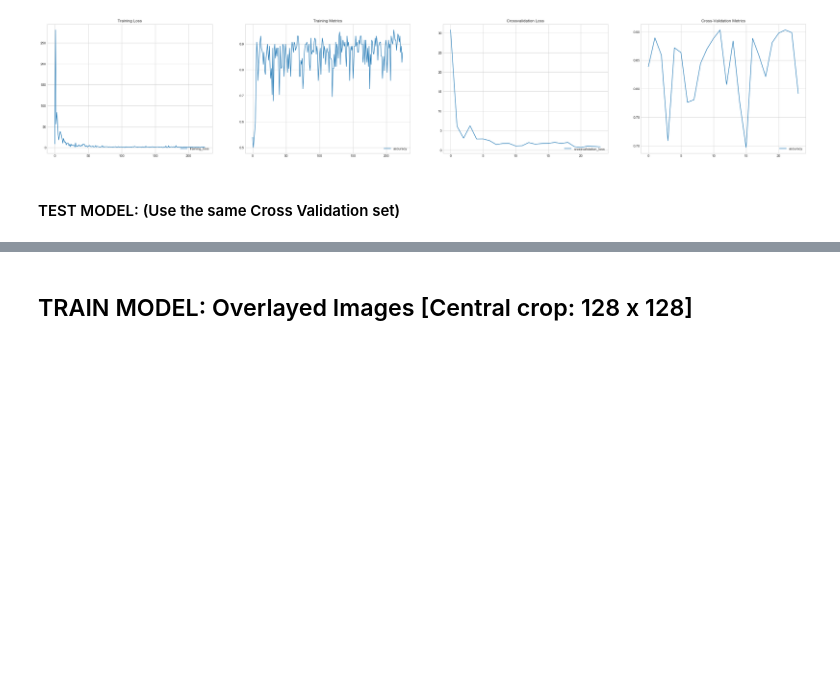
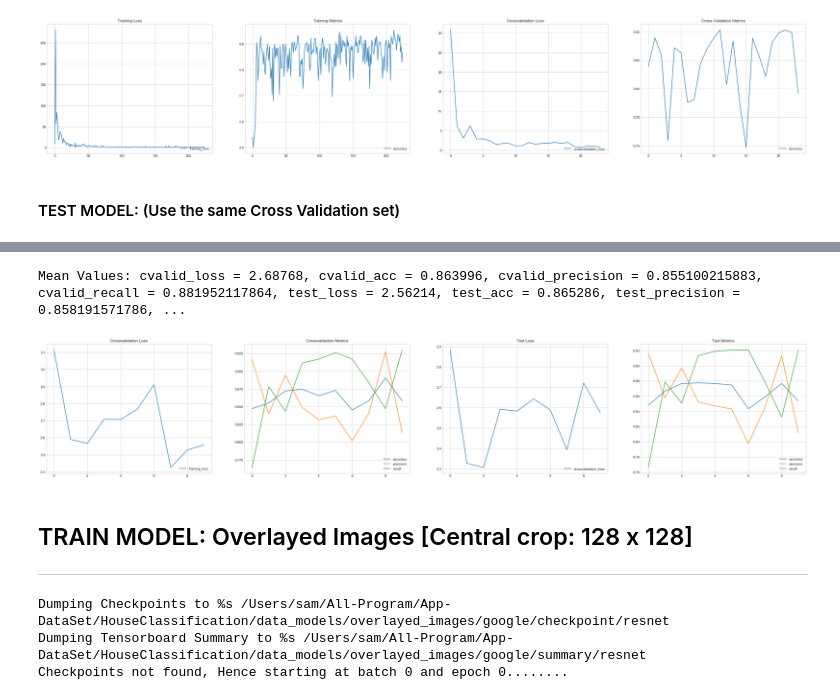
Before and after one commit to Sardhendu/PropertyClassification, a Jupyter notebook: Model_eval.ipynb, the cells around one changed output, grey strips where cells are left out. Saved outputs shown, nothing was run; the diff lists cells and outputs as text; code cells hidden in the pictures; blank space fills up the shorter version.

```diff
--- a/Model_eval.ipynb
+++ b/Model_eval.ipynb
@@ -138,0 +199,18 @@ oj.vizualize(data=ts_data, colX=None, colY=None, label_col=None, viz_type='line'
+# %%
+which_data = 'cvalid'
+if test:
+    tsoj = Test(params=dict(inp_img_shape=[400,400,3],
+                     crop_shape=[96, 96, 3],
+                     out_img_shape=[224, 224, 3]),
+         which_net=which_net,
+         image_type=image_type)
+    cv_loss_arr, cv_acc_arr, cv_precision_arr, cv_recall_arr = tsoj.run(which_data=which_data, dump_stats=True)
+# %%
+which_data = 'test'
+if test:
+    tsoj = Test(params=dict(inp_img_shape=[400,400,3],
+                     crop_shape=[96, 96, 3],
+                     out_img_shape=[224, 224, 3]),
+         which_net=which_net,
+         image_type=image_type)
+    ts_loss_arr, ts_acc_arr, ts_precision_arr, ts_recall_arr = tsoj.run(which_data=which_data, dump_stats=True)
@@ -139,6 +230,27 @@ oj.vizualize(data=ts_data, colX=None, colY=None, label_col=None, viz_type='line'
+# %%
+print ('Mean Values: cvalid_loss = %s, cvalid_acc = %s, cvalid_precision = %s, cvalid_recall = %s, test_loss = %s, test_acc = %s, test_precision = %s, test_recall = %s'%(
+    np.mean(cv_loss_arr), np.mean(cv_acc_arr), np.mean(cv_precision_arr), np.mean(cv_recall_arr), np.mean(ts_loss_arr), np.mean(ts_acc_arr), np.mean(ts_precision_arr), np.mean(ts_recall_arr)))
+# %% [output]
+Mean Values: cvalid_loss = 2.68768, cvalid_acc = 0.863996, cvalid_precision = 0.855100215883, cvalid_recall = 0.881952117864, test_loss = 2.56214, test_acc = 0.865286, test_precision = 0.858191571786, ...
+# %%
+oj = Plot(rows=1, columns=4, fig_size=(40,7))
+cv_loss_df = pd.DataFrame(cv_loss_arr, columns=['training_loss'])
+oj.vizualize(data=cv_loss_df, colX=None, colY=None, label_col=None, viz_type='line', params={'title':'Crossvalidation Loss'})
+cv_data = pd.DataFrame(np.column_stack((cv_acc_arr, cv_precision_arr, cv_recall_arr)), columns=['accuracy', 'precision', 'recall'])
+oj.vizualize(data=cv_data, colX=None, colY=None, label_col=None, viz_type='line', params={'title':'Crossvalidation Metrics'})
+
+ts_loss_df = pd.DataFrame(ts_loss_arr, columns=['crossvalidation_loss'])
+oj.vizualize(data=ts_loss_df, colX=None, colY=None, label_col=None, viz_type='line', params={'title':'Test Loss'})
+ts_data = pd.DataFrame(np.column_stack((ts_acc_arr, ts_precision_arr, ts_recall_arr)), columns=['accuracy', 'precision', 'recall'])
+oj.vizualize(data=ts_data, colX=None, colY=None, label_col=None, viz_type='line', params={'title':'Test Metrics'})
+# %% [output]
+[figure, added]
 # %% [markdown]
 ## TRAIN MODEL: Overlayed Images [Central crop: 128 x 128]
+--------------
 # %%
+
+max_batches = 66
 if train:
     tr_obj = Train(dict(inp_img_shape=[400,400,3],
                    crop_shape=[128,128,3],
@@ -150,3 +262,7 @@ if train:
               which_net=which_net,  # vgg
               image_type=image_type)
     tr_acc_arr, tr_loss_arr, cv_acc_arr, cv_loss_arr = tr_obj.run(num_epochs=3, num_batches=max_batches)# + 1)
+# %% [output]
+Dumping Checkpoints to %s /Users/sam/All-Program/App-DataSet/HouseClassification/data_models/overlayed_images/google/checkpoint/resnet
+Dumping Tensorboard Summary to %s /Users/sam/All-Program/App-DataSet/HouseClassification/data_models/overlayed_images/google/summary/resnet
+Checkpoints not found, Hence starting at batch 0 and epoch 0........
```
Also changed, not shown: parts of 15 cells of this notebook, 6 other files.
